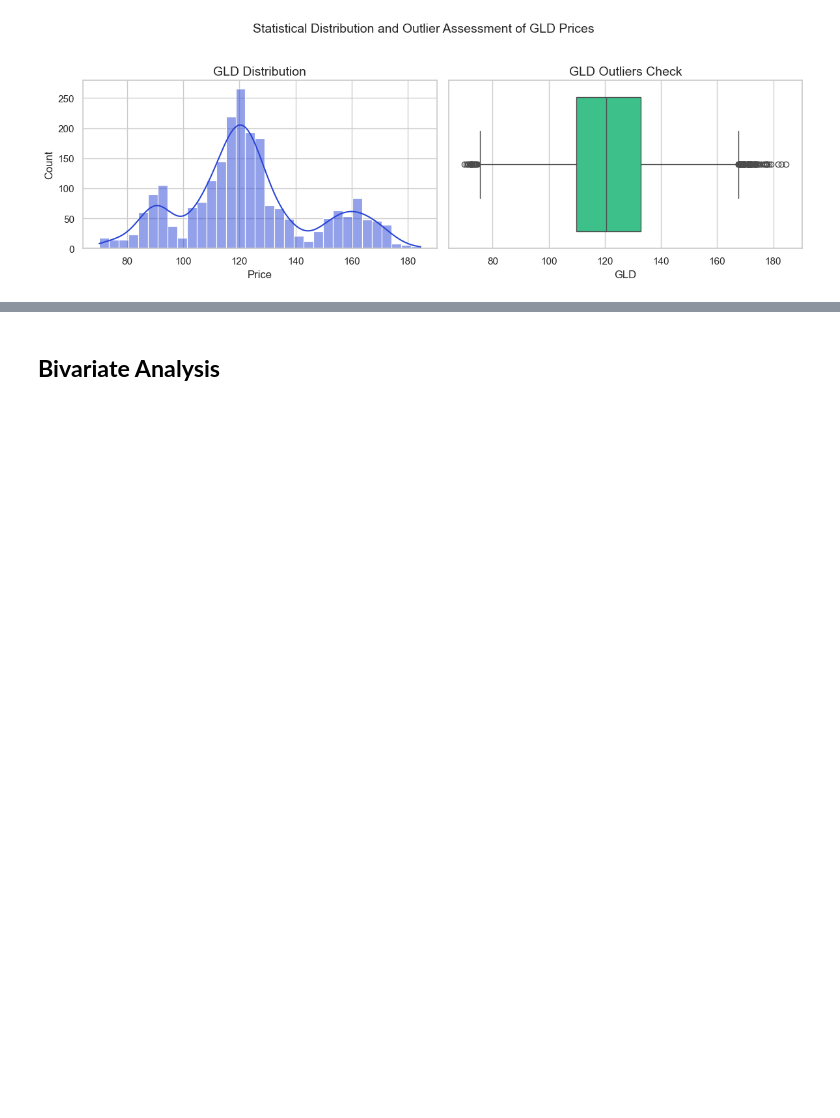
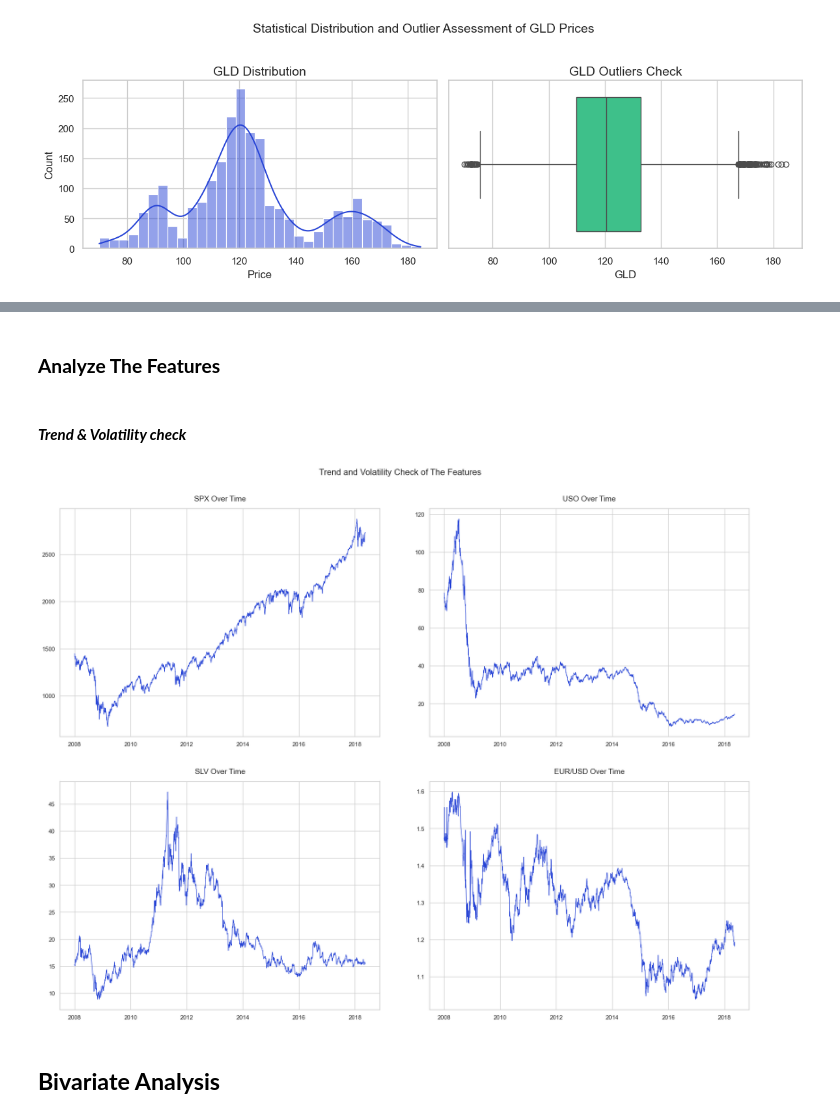
Before and after one commit to tshihab07/gold-price-forecasting, a Jupyter notebook: notebookes/dataPreprocessing.ipynb, the cells around one changed output, grey strips where cells are left out. Saved outputs shown, nothing was run; the diff lists cells and outputs as text; code cells hidden in the pictures; blank space fills up the shorter version.

Commit message:
feat(Univariate Analysis): add time series plot for features

```diff
--- a/notebookes/dataPreprocessing.ipynb
+++ b/notebookes/dataPreprocessing.ipynb
@@ -339,6 +339,39 @@ Box Plot For Outliers:
     - Remove outliers (we'll lose critical market event information)
     - Use raw prices for modeling
     - Apply standard normalization on raw prices
+# %% [markdown]
+### **Analyze The Features**
+# %%
+# exclude target variable
+features = [col for col in df.columns if col != 'GLD']
+
+# set grid size dynamically
+# ceil division for rows
+rows = (len(features) + 1) // 2
+cols = 2
+# %% [markdown]
+#### ***Trend & Volatility check***
+# %%
+# create subplots
+# flatten to 1D for easy indexing
+fig, axes = plt.subplots(rows, cols, figsize=(20, 15))
+axes = axes.flatten()
+
+fig.tight_layout(pad=5.0)
+fig.suptitle('Trend and Volatility Check of The Features', fontsize=16, y=1.01)
+
+# Time-Series Plot
+for i, col in enumerate(features):
+    axes[i].plot(df.index, df[col], linewidth=1, color='#2845D6')
+    axes[i].set_title(f"{col} Over Time", fontsize=14, y=1.02)
+
+# remove unused subplots
+for j in range(len(features), len(axes)):
+    fig.delaxes(axes[j])
+
+plt.show()
+# %% [output]
+[figure, added]
 # %% [markdown]
 ## **Bivariate Analysis**
 # %% [markdown]
```
Also changed, not shown: parts of 2 cells of this notebook.
